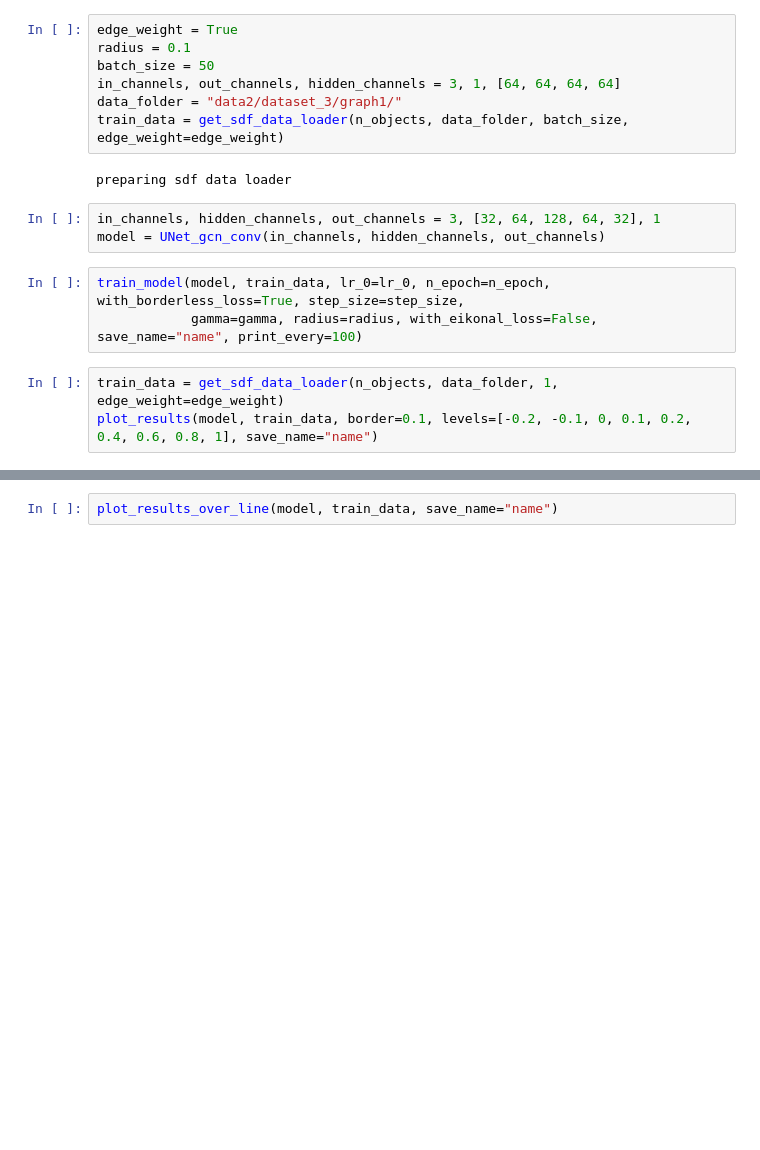
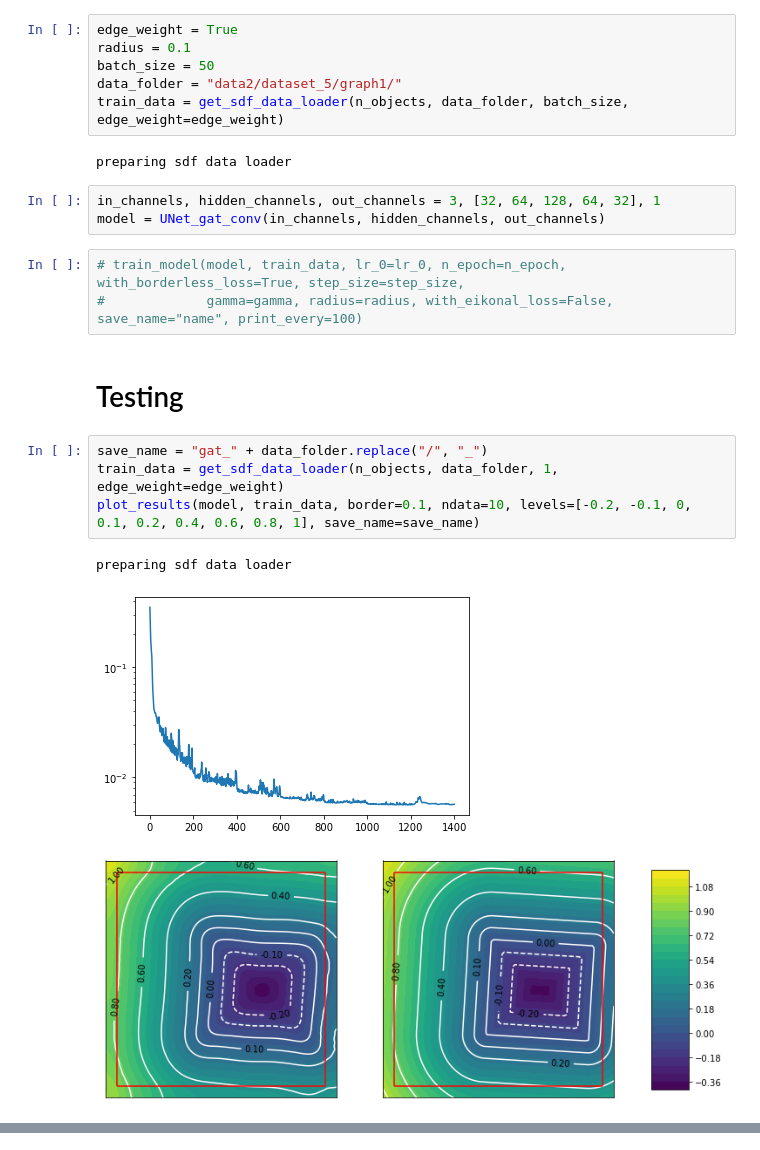
Before and after one commit to amaleki2/sdf-predict-graph, a Jupyter notebook: runs.ipynb, the cells around one changed output, grey strips where cells are left out. Cells and saved outputs as stored; diff of their text form; blank space fills up the shorter version.

```diff
--- a/runs.ipynb
+++ b/runs.ipynb
@@ -17,17 +19,23 @@ lr_0 = 0.001
 edge_weight = True
 radius = 0.1
 batch_size = 50
-in_channels, out_channels, hidden_channels = 3, 1, [64, 64, 64, 64]
-data_folder = "data2/dataset_3/graph1/"
+data_folder = "data2/dataset_5/graph1/"
 train_data = get_sdf_data_loader(n_objects, data_folder, batch_size, edge_weight=edge_weight)
 # %% [output]
 preparing sdf data loader
 # %%
 in_channels, hidden_channels, out_channels = 3, [32, 64, 128, 64, 32], 1
-model = UNet_gcn_conv(in_channels, hidden_channels, out_channels)
+model = UNet_gat_conv(in_channels, hidden_channels, out_channels)
 # %%
-train_model(model, train_data, lr_0=lr_0, n_epoch=n_epoch, with_borderless_loss=True, step_size=step_size,
-            gamma=gamma, radius=radius, with_eikonal_loss=False, save_name="name", print_every=100)
+# train_model(model, train_data, lr_0=lr_0, n_epoch=n_epoch, with_borderless_loss=True, step_size=step_size,
+#             gamma=gamma, radius=radius, with_eikonal_loss=False, save_name="name", print_every=100)
+# %% [markdown]
+# Testing
 # %%
+save_name = "gat_" + data_folder.replace("/", "_")
 train_data = get_sdf_data_loader(n_objects, data_folder, 1, edge_weight=edge_weight)
-plot_results(model, train_data, border=0.1, levels=[-0.2, -0.1, 0, 0.1, 0.2, 0.4, 0.6, 0.8, 1], save_name="name")
+plot_results(model, train_data, border=0.1, ndata=10, levels=[-0.2, -0.1, 0, 0.1, 0.2, 0.4, 0.6, 0.8, 1], save_name=save_name)
+# %% [output]
+preparing sdf data loader
+[figure, added]
+[figure, added]
@@ -34,2 +51,0 @@ plot_results(model, train_data, border=0.1, levels=[-0.2, -0.1, 0, 0.1, 0.2, 0.4
-# %%
-plot_results_over_line(model, train_data, save_name="name")
```
Also changed, not shown: parts of 18 cells of this notebook, 4 other files.
